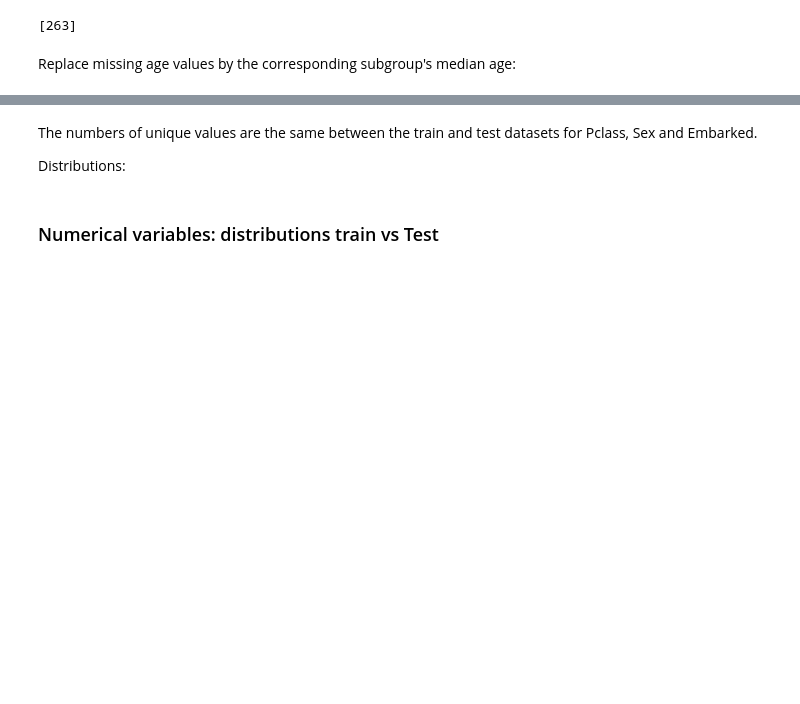
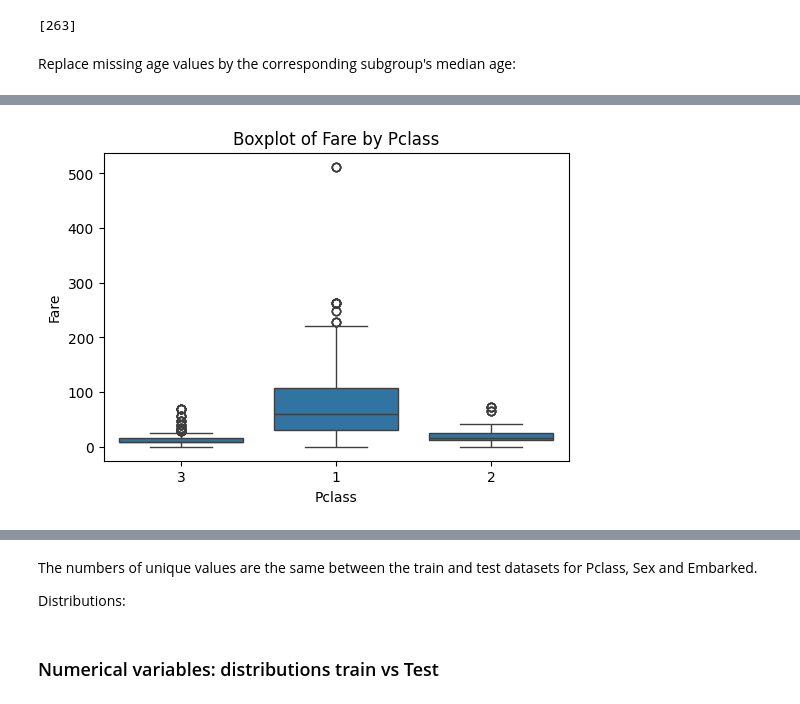
Before and after one commit to fdayde/kaggle-titanic, a Jupyter notebook: notebooks/01_data_exploration.ipynb, the cells around one changed output, grey strips where cells are left out. Drawn from its saved outputs; the diff is of its cells as text; code cells hidden in the pictures; blank space fills up the shorter version.

```diff
--- a/notebooks/01_data_exploration.ipynb
+++ b/notebooks/01_data_exploration.ipynb
@@ -893,0 +898,12 @@ print(missing)
+# %%
+fig, ax = plt.subplots(figsize=(6, 4))
+sns.boxplot(
+    data=combined,
+    x='Pclass',
+    y='Fare',
+    ax=ax
+)
+plt.title('Boxplot of Fare by Pclass')
+plt.show()
+# %% [output]
+[figure, added]
```
Also changed, not shown: parts of 43 cells of this notebook, 2 other files.
